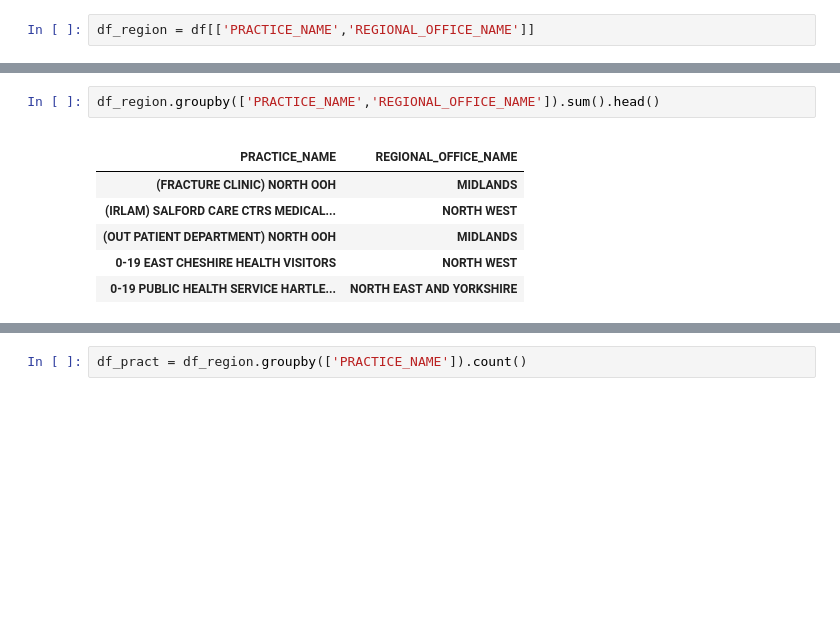
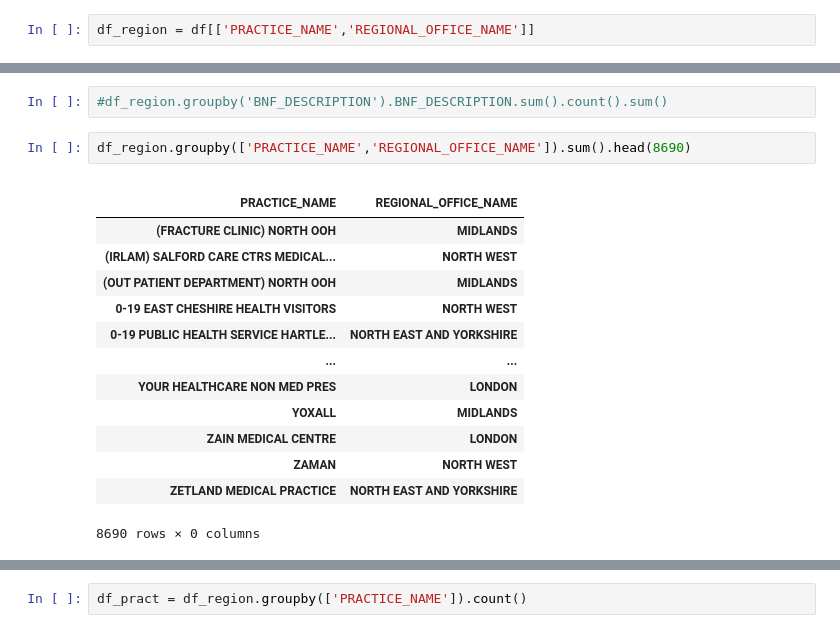
Before and after one commit to fullstackwd/Data_engineer, a Jupyter notebook: Data_engineer/data_engineer_part3.ipynb, the cells around one changed output, grey strips where cells are left out. Saved outputs shown, nothing was run; the diff lists cells and outputs as text; blank space fills up the shorter version.

```diff
--- a/Data_engineer/data_engineer_part3.ipynb
+++ b/Data_engineer/data_engineer_part3.ipynb
@@ -332,11 +371,20 @@ df_region = df[['PRACTICE_NAME','REGIONAL_OFFICE_NAME']]
+# %%
+#df_region.groupby('BNF_DESCRIPTION').BNF_DESCRIPTION.sum().count().sum()
 # %%
-df_region.groupby(['PRACTICE_NAME','REGIONAL_OFFICE_NAME']).sum().head()
+df_region.groupby(['PRACTICE_NAME','REGIONAL_OFFICE_NAME']).sum().head(8690)
 # %% [output]
 |  |  |
 | PRACTICE_NAME | REGIONAL_OFFICE_NAME |
 | (FRACTURE CLINIC) NORTH OOH | MIDLANDS |
 | (IRLAM) SALFORD CARE CTRS MEDICAL... | NORTH WEST |
 | (OUT PATIENT DEPARTMENT) NORTH OOH | MIDLANDS |
 | 0-19 EAST CHESHIRE HEALTH VISITORS | NORTH WEST |
 | 0-19 PUBLIC HEALTH SERVICE HARTLE... | NORTH EAST AND YORKSHIRE |
+| ... | ... |
+| YOUR HEALTHCARE NON MED PRES | LONDON |
+| YOXALL | MIDLANDS |
+| ZAIN MEDICAL CENTRE | LONDON |
+| ZAMAN | NORTH WEST |
+| ZETLAND MEDICAL PRACTICE | NORTH EAST AND YORKSHIRE |
+8690 rows × 0 columns
 # %%
```
Also changed, not shown: parts of 22 cells of this notebook.
